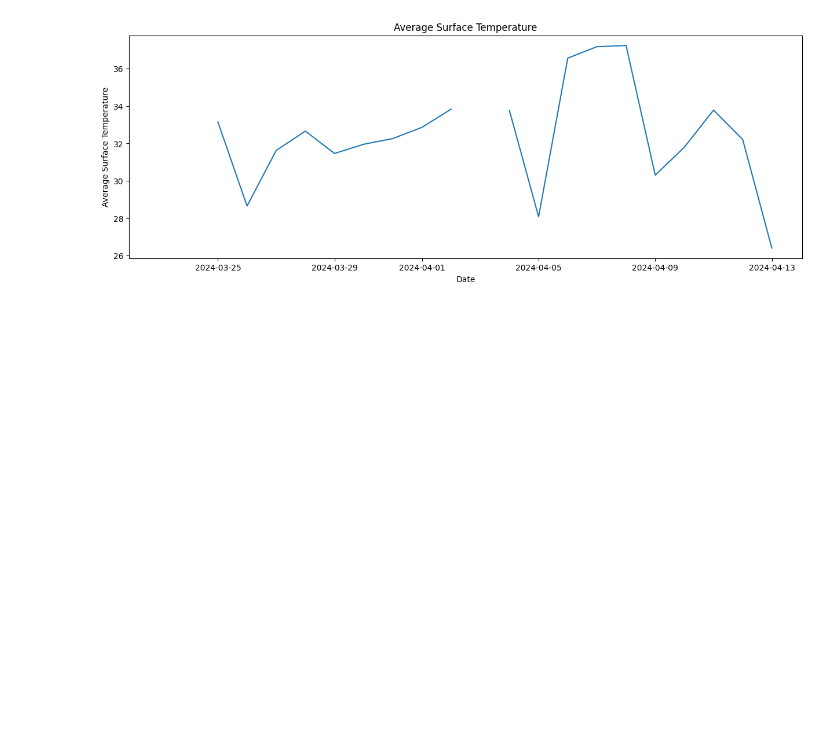
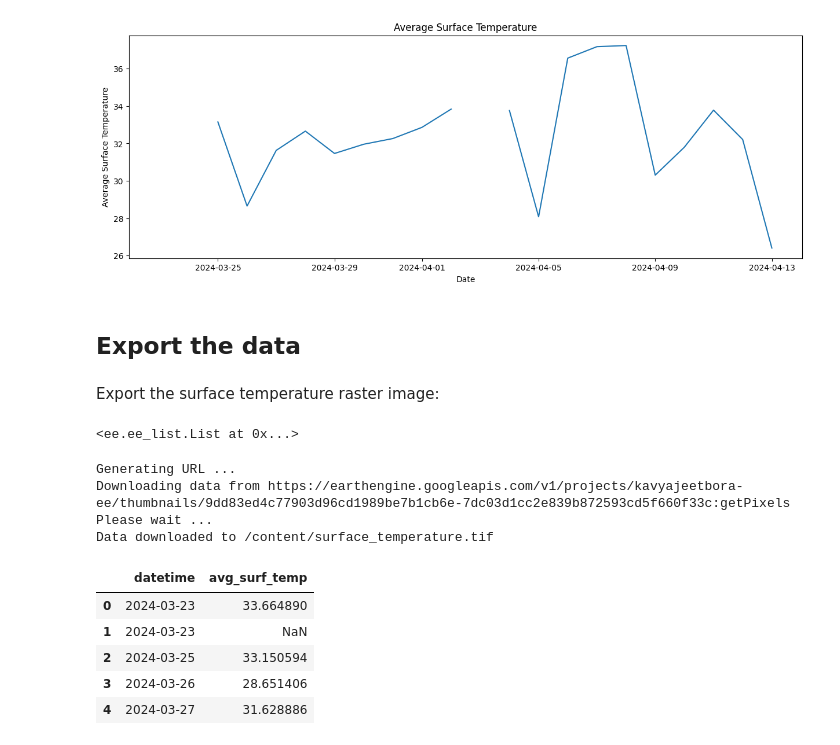
Before and after one commit to kavyajeetbora/CityHealthMonitor, a Jupyter notebook: development/surface_temperature.ipynb, the cells around one changed output. Saved outputs shown, nothing was run; the diff lists cells and outputs as text; code cells hidden in the pictures; blank space fills up the shorter version.

Commit message:
Add - export image and time series data

```diff
--- a/development/surface_temperature.ipynb
+++ b/development/surface_temperature.ipynb
@@ -181,3 +181,36 @@ fig = plot_time_series(x,y)
 fig.show()
 # %% [output]
 [figure]
+# %% [markdown]
+## Export the data
+# %% [markdown]
+Export the surface temperature raster image:
+# %%
+temp_mean.bandNames()
+# %% [output]
+<ee.ee_list.List at 0x...>
+# %%
+geemap.ee_export_image(
+    temp_mean,
+    filename='surface_temperature.tif',
+    scale=1000,
+    file_per_band=False,
+    region=geometry,
+)
+# %% [output]
+Generating URL ...
+Downloading data from https://earthengine.googleapis.com/v1/projects/kavyajeetbora-ee/thumbnails/9dd83ed4c77903d96cd1989be7b1cb6e-7dc03d1cc2e839b872593cd5f660f33c:getPixels
+Please wait ...
+Data downloaded to /content/surface_temperature.tif
+# %%
+import pandas as pd
+
+df = pd.DataFrame({"datetime":x, "avg_surf_temp":y})
+df.head()
+# %% [output]
+|  | datetime | avg_surf_temp |
+| 0 | 2024-03-23 | 33.664890 |
+| 1 | 2024-03-23 | NaN |
+| 2 | 2024-03-25 | 33.150594 |
+| 3 | 2024-03-26 | 28.651406 |
+| 4 | 2024-03-27 | 31.628886 |
```
Also changed, not shown: parts of 1 cell of this notebook.
